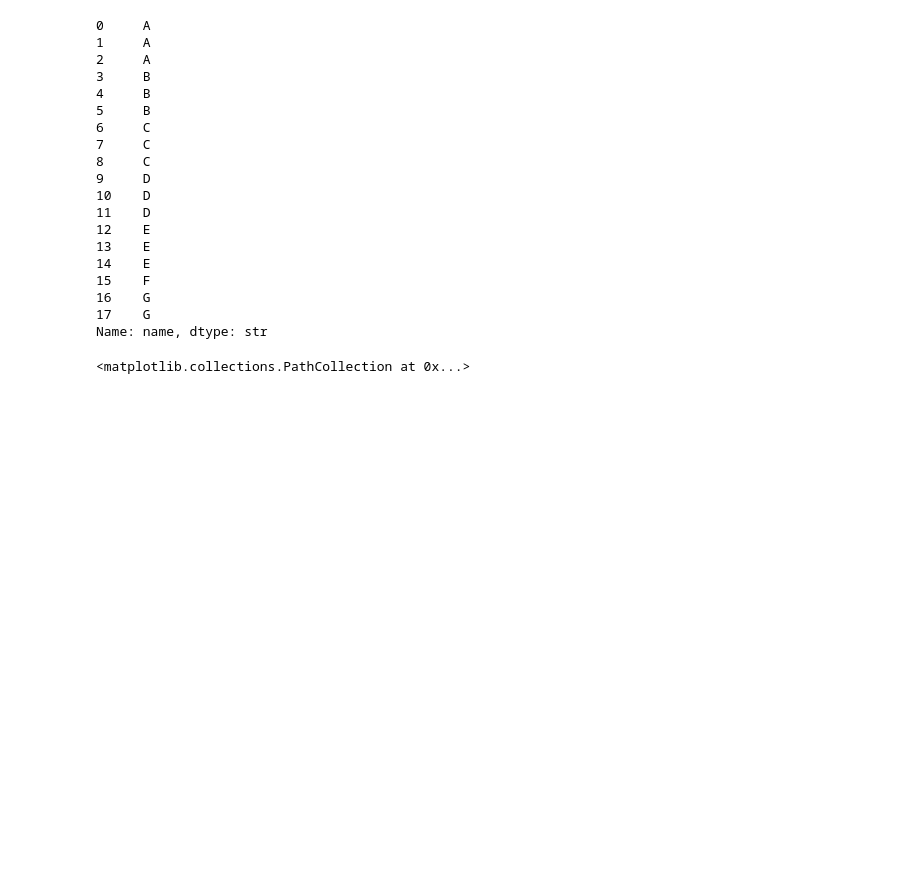
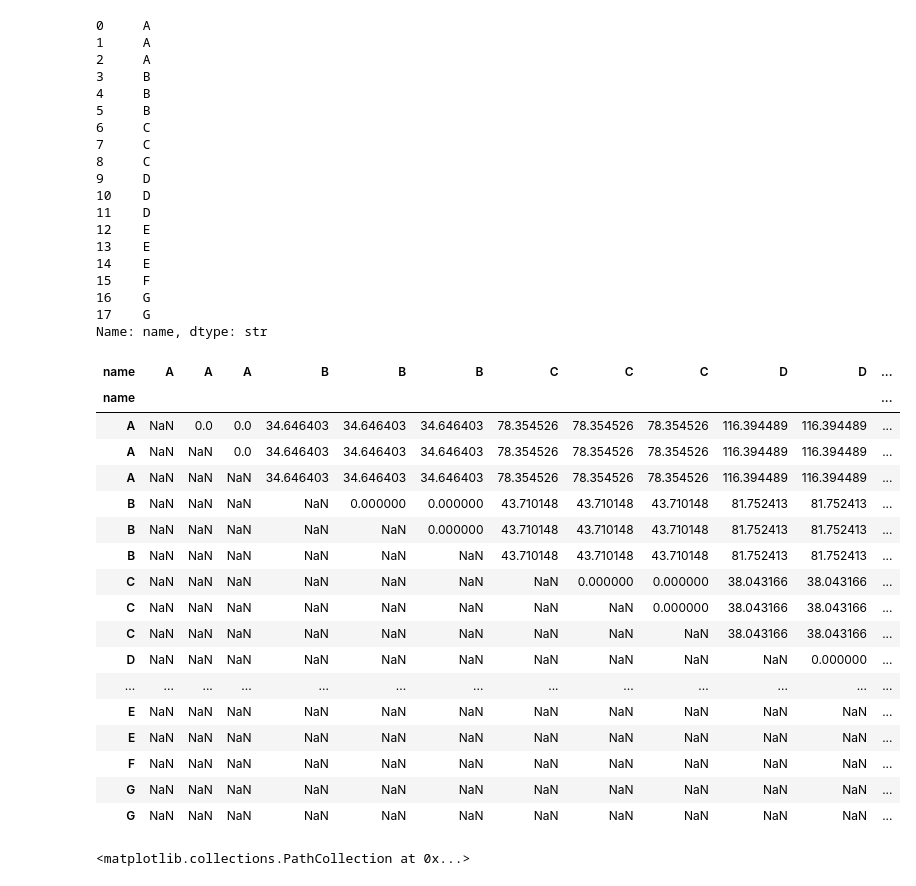
Before and after one commit to opinner/pinner2026_JPO_code, a Jupyter notebook: figures/temp_f04.ipynb, the cells around one changed output. Cells and saved outputs as stored; diff of their text form; code cells hidden in the pictures; blank space fills up the shorter version.

```diff
--- a/figures/temp_f04.ipynb
+++ b/figures/temp_f04.ipynb
@@ -224,6 +224,29 @@ mooring_info["name"]
 16    G
 17    G
 Name: name, dtype: str
+# %%
+masked_dist_df = dist_df.where(mask)
+masked_dist_df[np.eye(len(masked_dist_df), dtype=bool)] = np.nan
+masked_dist_df
+# %% [output]
+| name | A | A | A | B | B | B | C | C | C | D | D | ... |
+| name |  |  |  |  |  |  |  |  |  |  |  | ... |
+| A | NaN | 0.0 | 0.0 | 34.646403 | 34.646403 | 34.646403 | 78.354526 | 78.354526 | 78.354526 | 116.394489 | 116.394489 | ... |
+| A | NaN | NaN | 0.0 | 34.646403 | 34.646403 | 34.646403 | 78.354526 | 78.354526 | 78.354526 | 116.394489 | 116.394489 | ... |
+| A | NaN | NaN | NaN | 34.646403 | 34.646403 | 34.646403 | 78.354526 | 78.354526 | 78.354526 | 116.394489 | 116.394489 | ... |
+| B | NaN | NaN | NaN | NaN | 0.000000 | 0.000000 | 43.710148 | 43.710148 | 43.710148 | 81.752413 | 81.752413 | ... |
+| B | NaN | NaN | NaN | NaN | NaN | 0.000000 | 43.710148 | 43.710148 | 43.710148 | 81.752413 | 81.752413 | ... |
+| B | NaN | NaN | NaN | NaN | NaN | NaN | 43.710148 | 43.710148 | 43.710148 | 81.752413 | 81.752413 | ... |
+| C | NaN | NaN | NaN | NaN | NaN | NaN | NaN | 0.000000 | 0.000000 | 38.043166 | 38.043166 | ... |
+| C | NaN | NaN | NaN | NaN | NaN | NaN | NaN | NaN | 0.000000 | 38.043166 | 38.043166 | ... |
+| C | NaN | NaN | NaN | NaN | NaN | NaN | NaN | NaN | NaN | 38.043166 | 38.043166 | ... |
+| D | NaN | NaN | NaN | NaN | NaN | NaN | NaN | NaN | NaN | NaN | 0.000000 | ... |
+| ... | ... | ... | ... | ... | ... | ... | ... | ... | ... | ... | ... | ... |
+| E | NaN | NaN | NaN | NaN | NaN | NaN | NaN | NaN | NaN | NaN | NaN | ... |
+| E | NaN | NaN | NaN | NaN | NaN | NaN | NaN | NaN | NaN | NaN | NaN | ... |
+| F | NaN | NaN | NaN | NaN | NaN | NaN | NaN | NaN | NaN | NaN | NaN | ... |
+| G | NaN | NaN | NaN | NaN | NaN | NaN | NaN | NaN | NaN | NaN | NaN | ... |
+| G | NaN | NaN | NaN | NaN | NaN | NaN | NaN | NaN | NaN | NaN | NaN | ... |
 # %%
 assert dist_df.shape == corr.shape
 
```
Also changed, not shown: parts of 1 cell of this notebook, 1 other file.
